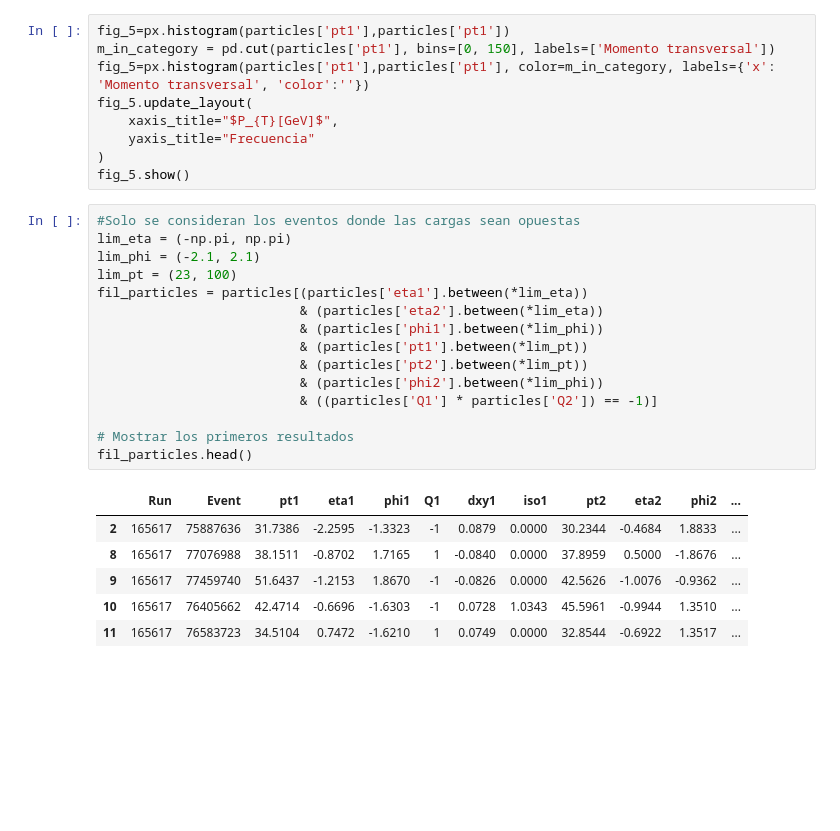
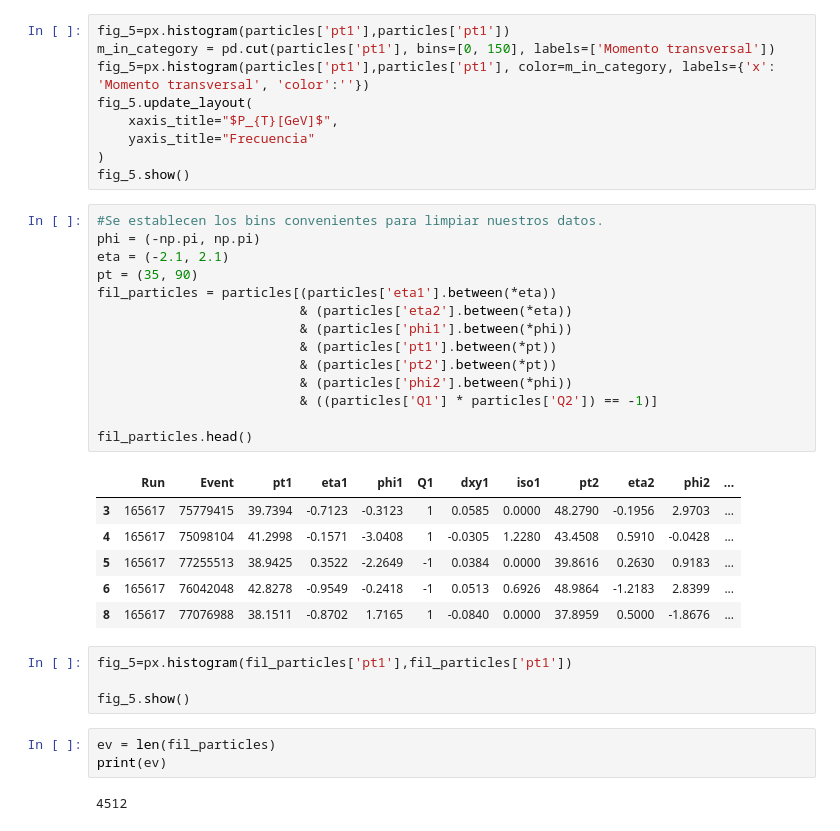
Before and after one commit to ProgramasParaFisicaDeParticulas/lecturadedatosabiertoscmszmumu-Jeremy-22, a Jupyter notebook: CMSOpenDataZtoMuMu_limpieza.ipynb, the cells around one changed output. Saved outputs shown, nothing was run; the diff lists cells and outputs as text; blank space fills up the shorter version.

Commit message:
limpieza de los datos

```diff
--- a/CMSOpenDataZtoMuMu_limpieza.ipynb
+++ b/CMSOpenDataZtoMuMu_limpieza.ipynb
@@ -28,24 +26,32 @@ fig_5.update_layout(
 )
 fig_5.show()
 # %%
-#Solo se consideran los eventos donde las cargas sean opuestas
-lim_eta = (-np.pi, np.pi)
-lim_phi = (-2.1, 2.1)
-lim_pt = (23, 100)
-fil_particles = particles[(particles['eta1'].between(*lim_eta))
-                          & (particles['eta2'].between(*lim_eta))
-                          & (particles['phi1'].between(*lim_phi))
-                          & (particles['pt1'].between(*lim_pt))
-                          & (particles['pt2'].between(*lim_pt))
-                          & (particles['phi2'].between(*lim_phi))
+#Se establecen los bins convenientes para limpiar nuestros datos.
+phi = (-np.pi, np.pi)
+eta = (-2.1, 2.1)
+pt = (35, 90)
+fil_particles = particles[(particles['eta1'].between(*eta))
+                          & (particles['eta2'].between(*eta))
+                          & (particles['phi1'].between(*phi))
+                          & (particles['pt1'].between(*pt))
+                          & (particles['pt2'].between(*pt))
+                          & (particles['phi2'].between(*phi))
                           & ((particles['Q1'] * particles['Q2']) == -1)]
 
-# Mostrar los primeros resultados
 fil_particles.head()
 # %% [output]
 |  | Run | Event | pt1 | eta1 | phi1 | Q1 | dxy1 | iso1 | pt2 | eta2 | phi2 | ... |
-| 2 | 165617 | 75887636 | 31.7386 | -2.2595 | -1.3323 | -1 | 0.0879 | 0.0000 | 30.2344 | -0.4684 | 1.8833 | ... |
+| 3 | 165617 | 75779415 | 39.7394 | -0.7123 | -0.3123 | 1 | 0.0585 | 0.0000 | 48.2790 | -0.1956 | 2.9703 | ... |
+| 4 | 165617 | 75098104 | 41.2998 | -0.1571 | -3.0408 | 1 | -0.0305 | 1.2280 | 43.4508 | 0.5910 | -0.0428 | ... |
+| 5 | 165617 | 77255513 | 38.9425 | 0.3522 | -2.2649 | -1 | 0.0384 | 0.0000 | 39.8616 | 0.2630 | 0.9183 | ... |
+| 6 | 165617 | 76042048 | 42.8278 | -0.9549 | -0.2418 | -1 | 0.0513 | 0.6926 | 48.9864 | -1.2183 | 2.8399 | ... |
 | 8 | 165617 | 77076988 | 38.1511 | -0.8702 | 1.7165 | 1 | -0.0840 | 0.0000 | 37.8959 | 0.5000 | -1.8676 | ... |
-| 9 | 165617 | 77459740 | 51.6437 | -1.2153 | 1.8670 | -1 | -0.0826 | 0.0000 | 42.5626 | -1.0076 | -0.9362 | ... |
-| 10 | 165617 | 76405662 | 42.4714 | -0.6696 | -1.6303 | -1 | 0.0728 | 1.0343 | 45.5961 | -0.9944 | 1.3510 | ... |
-| 11 | 165617 | 76583723 | 34.5104 | 0.7472 | -1.6210 | 1 | 0.0749 | 0.0000 | 32.8544 | -0.6922 | 1.3517 | ... |
+# %%
+fig_5=px.histogram(fil_particles['pt1'],fil_particles['pt1'])
+
+fig_5.show()
+# %%
+ev = len(fil_particles)
+print(ev)
+# %% [output]
+4512
```
Also changed, not shown: parts of 6 cells of this notebook.
